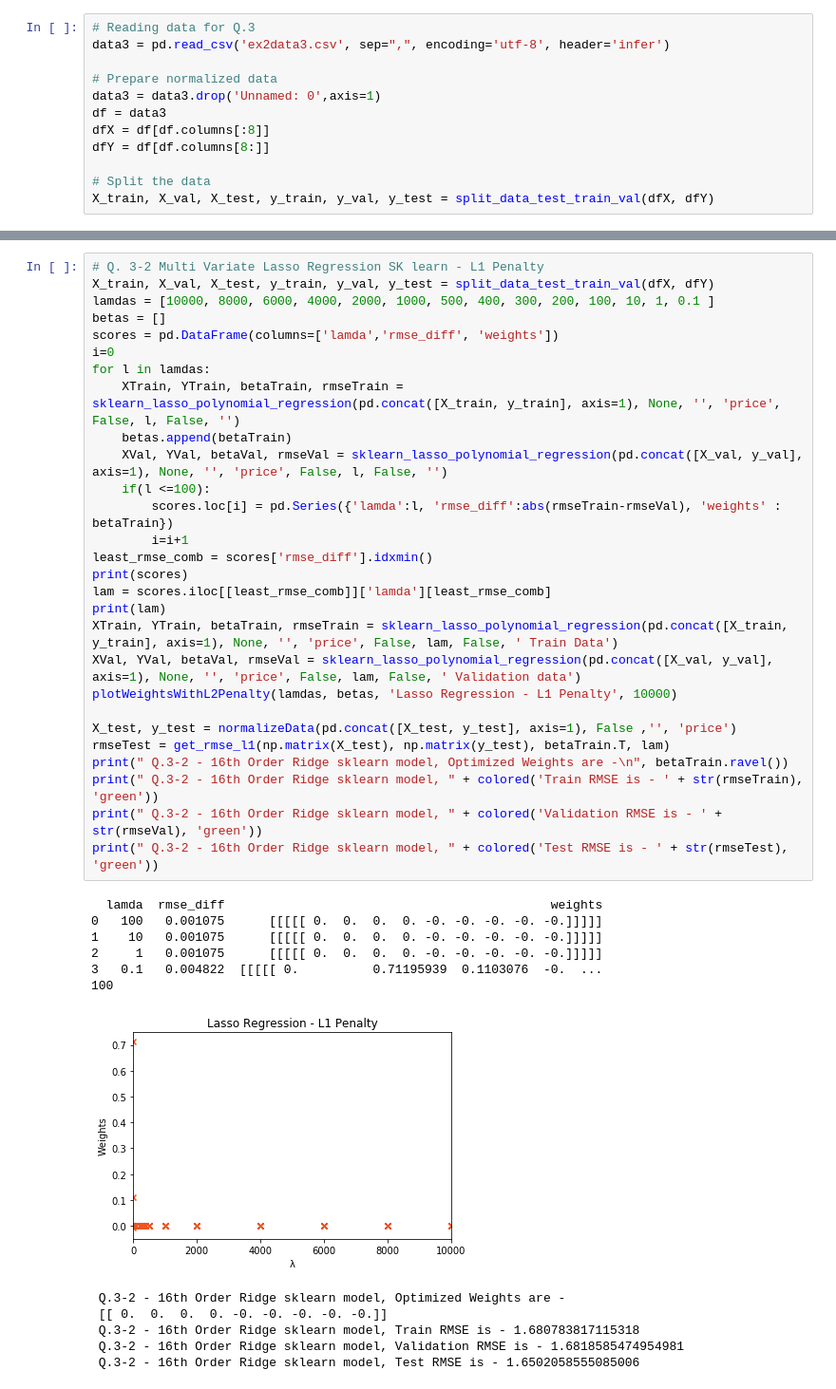
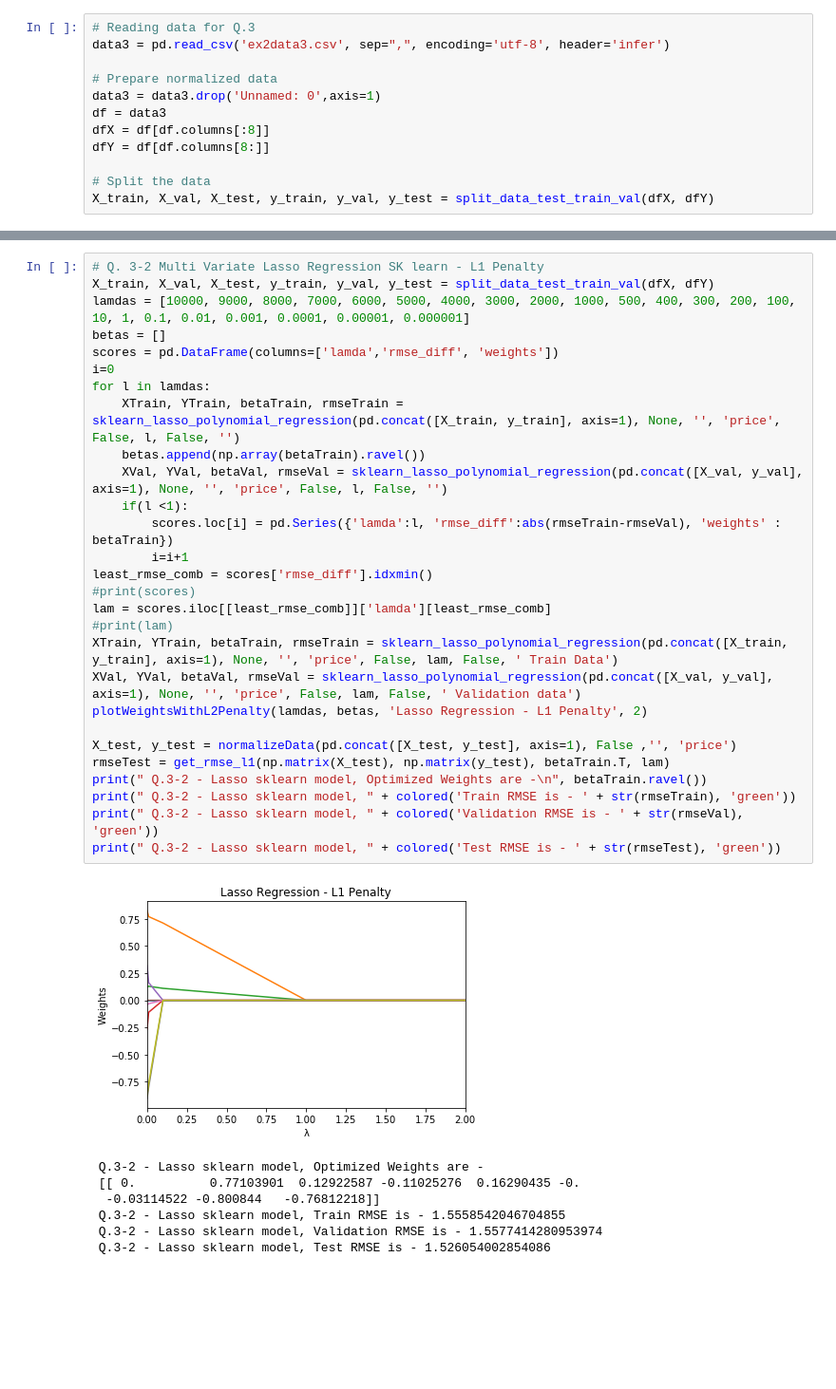
Before and after one commit to MeenakshiParyani/Polynomial-Regression, a Jupyter notebook: Polynomial-Regression.ipynb, the cells around one changed output, grey strips where cells are left out. Shown: that part at 95% size. Cells and saved outputs as stored; diff of their text form; blank space fills up the shorter version.

```diff
--- a/Polynomial-Regression.ipynb
+++ b/Polynomial-Regression.ipynb
@@ -653,44 +635,39 @@ print(" Q.3-1 - 16th Order Ridge sklearn model, " + colored('Test RMSE is - ' +
 # %%
 # Q. 3-2 Multi Variate Lasso Regression SK learn - L1 Penalty
 X_train, X_val, X_test, y_train, y_val, y_test = split_data_test_train_val(dfX, dfY)
-lamdas = [10000, 8000, 6000, 4000, 2000, 1000, 500, 400, 300, 200, 100, 10, 1, 0.1 ]
+lamdas = [10000, 9000, 8000, 7000, 6000, 5000, 4000, 3000, 2000, 1000, 500, 400, 300, 200, 100, 10, 1, 0.1, 0.01, 0.001, 0.0001, 0.00001, 0.000001]
 betas = []
 scores = pd.DataFrame(columns=['lamda','rmse_diff', 'weights'])
 i=0
 for l in lamdas:
     XTrain, YTrain, betaTrain, rmseTrain = sklearn_lasso_polynomial_regression(pd.concat([X_train, y_train], axis=1), None, '', 'price', False, l, False, '')
-    betas.append(betaTrain)
+    betas.append(np.array(betaTrain).ravel())
     XVal, YVal, betaVal, rmseVal = sklearn_lasso_polynomial_regression(pd.concat([X_val, y_val], axis=1), None, '', 'price', False, l, False, '')
-    if(l <=100):
+    if(l <1):
         scores.loc[i] = pd.Series({'lamda':l, 'rmse_diff':abs(rmseTrain-rmseVal), 'weights' : betaTrain})
         i=i+1
 least_rmse_comb = scores['rmse_diff'].idxmin()
-print(scores)
+#print(scores)
 lam = scores.iloc[[least_rmse_comb]]['lamda'][least_rmse_comb]
-print(lam)
+#print(lam)
 XTrain, YTrain, betaTrain, rmseTrain = sklearn_lasso_polynomial_regression(pd.concat([X_train, y_train], axis=1), None, '', 'price', False, lam, False, ' Train Data')
 XVal, YVal, betaVal, rmseVal = sklearn_lasso_polynomial_regression(pd.concat([X_val, y_val], axis=1), None, '', 'price', False, lam, False, ' Validation data')
-plotWeightsWithL2Penalty(lamdas, betas, 'Lasso Regression - L1 Penalty', 10000)
+plotWeightsWithL2Penalty(lamdas, betas, 'Lasso Regression - L1 Penalty', 2)
 
 X_test, y_test = normalizeData(pd.concat([X_test, y_test], axis=1), False ,'', 'price')
 rmseTest = get_rmse_l1(np.matrix(X_test), np.matrix(y_test), betaTrain.T, lam)
-print(" Q.3-2 - 16th Order Ridge sklearn model, Optimized Weights are -\n", betaTrain.ravel())
-print(" Q.3-2 - 16th Order Ridge sklearn model, " + colored('Train RMSE is - ' + str(rmseTrain), 'green'))
-print(" Q.3-2 - 16th Order Ridge sklearn model, " + colored('Validation RMSE is - ' + str(rmseVal), 'green'))
-print(" Q.3-2 - 16th Order Ridge sklearn model, " + colored('Test RMSE is - ' + str(rmseTest), 'green'))
+print(" Q.3-2 - Lasso sklearn model, Optimized Weights are -\n", betaTrain.ravel())
+print(" Q.3-2 - Lasso sklearn model, " + colored('Train RMSE is - ' + str(rmseTrain), 'green'))
+print(" Q.3-2 - Lasso sklearn model, " + colored('Validation RMSE is - ' + str(rmseVal), 'green'))
+print(" Q.3-2 - Lasso sklearn model, " + colored('Test RMSE is - ' + str(rmseTest), 'green'))
 # %% [output]
+[figure, new version]
-  lamda  rmse_diff                                            weights
-0   100   0.001075      [[[[[ 0.  0.  0.  0. -0. -0. -0. -0. -0.]]]]]
-1    10   0.001075      [[[[[ 0.  0.  0.  0. -0. -0. -0. -0. -0.]]]]]
-2     1   0.001075      [[[[[ 0.  0.  0.  0. -0. -0. -0. -0. -0.]]]]]
-3   0.1   0.004822  [[[[[ 0.          0.71195939  0.1103076  -0.  ...
-100
+ Q.3-2 - Lasso sklearn model, Optimized Weights are -
+ [[ 0.          0.77103901  0.12922587 -0.11025276  0.16290435 -0.
+  -0.03114522 -0.800844   -0.76812218]]
+ Q.3-2 - Lasso sklearn model, Train RMSE is - 1.5558542046704855
+ Q.3-2 - Lasso sklearn model, Validation RMSE is - 1.5577414280953974
+ Q.3-2 - Lasso sklearn model, Test RMSE is - 1.526054002854086
-[figure, old version]
- Q.3-2 - 16th Order Ridge sklearn model, Optimized Weights are -
- [[ 0.  0.  0.  0. -0. -0. -0. -0. -0.]]
- Q.3-2 - 16th Order Ridge sklearn model, Train RMSE is - 1.680783817115318
- Q.3-2 - 16th Order Ridge sklearn model, Validation RMSE is - 1.6818585474954981
- Q.3-2 - 16th Order Ridge sklearn model, Test RMSE is - 1.6502058555085006
 # %%
 # Q. 3-3 Multi Variate Ridge Regression using Tensorflow - L2 Penalty
 X_train, X_val, X_test, y_train, y_val, y_test = split_data_test_train_val(dfX, dfY)
```
Also changed, not shown: parts of 12 cells of this notebook.
